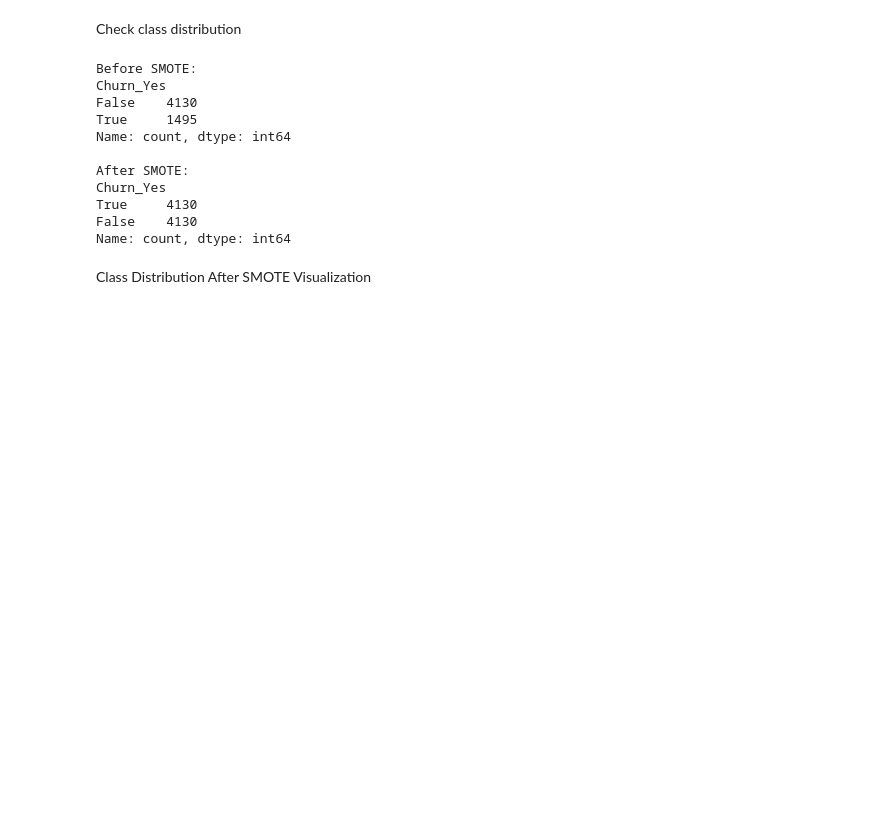
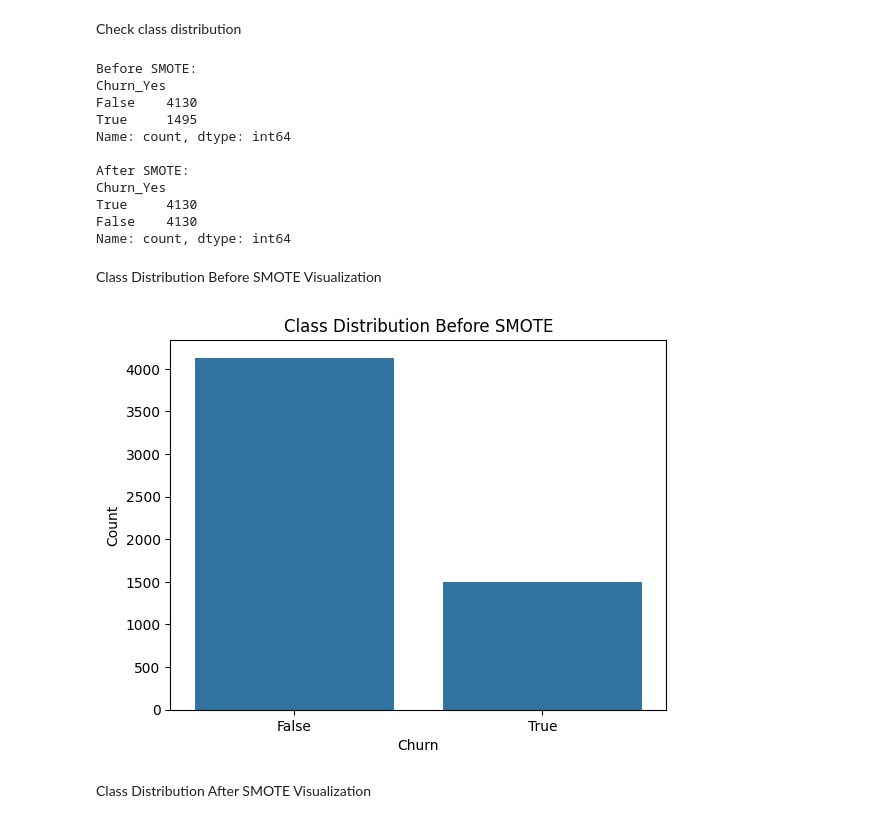
Before and after one commit to MethmiNPCS/customer-churn-prediction-ml, a Jupyter notebook: notebooks/logistic_regression.ipynb, the cells around one changed output. Cells and saved outputs as stored; diff of their text form; code cells hidden in the pictures; blank space fills up the shorter version.

```diff
--- a/notebooks/logistic_regression.ipynb
+++ b/notebooks/logistic_regression.ipynb
@@ -62,6 +62,16 @@ Churn_Yes
 True     4130
 False    4130
 Name: count, dtype: int64
+# %% [markdown]
+Class Distribution Before SMOTE Visualization
+# %%
+sns.countplot(x=y_train)
+plt.title("Class Distribution Before SMOTE")
+plt.xlabel("Churn")
+plt.ylabel("Count")
+plt.show()
+# %% [output]
+[figure, added]
 # %% [markdown]
 Class Distribution After SMOTE Visualization
 # %%
```
Also changed, not shown: parts of 4 cells of this notebook.
